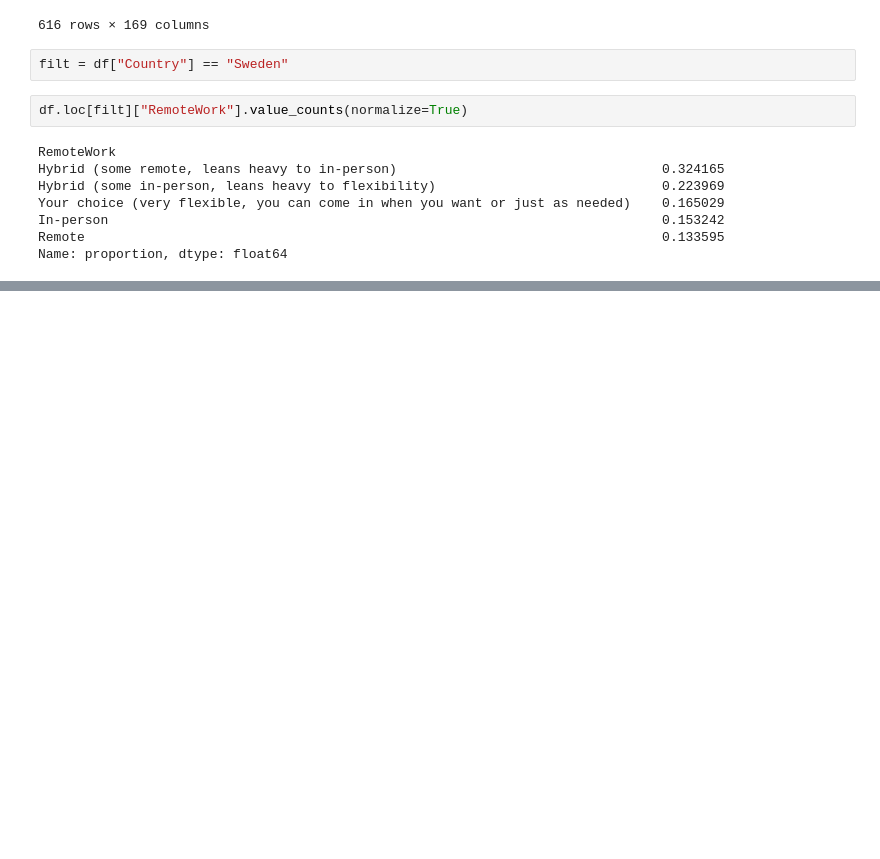
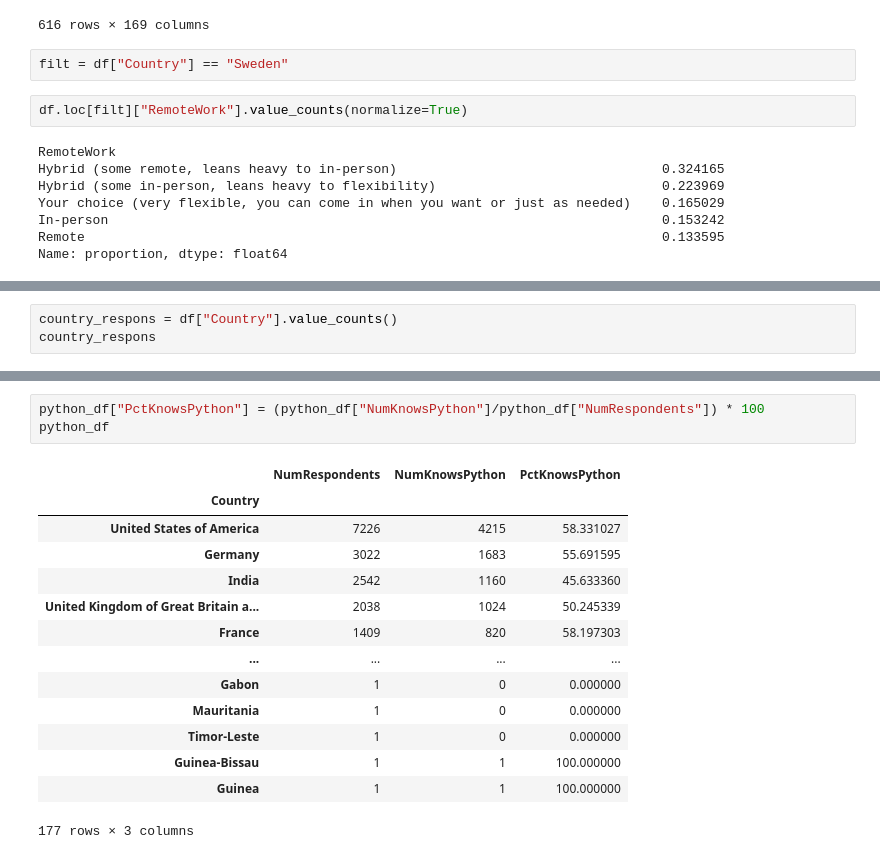
Before and after one commit to marx126/Databehandling-IAN-GAGLIARDI, a Jupyter notebook: Exercises/Stack Overflow exercise/Pandas Demo.ipynb, the cells around one changed output, grey strips where cells are left out. Saved outputs shown, nothing was run; the diff lists cells and outputs as text; blank space fills up the shorter version.

```diff
--- a/Exercises/Stack Overflow exercise/Pandas Demo.ipynb
+++ b/Exercises/Stack Overflow exercise/Pandas Demo.ipynb
@@ -680,0 +749,3 @@ Name: proportion, dtype: float64
+# %%
+country_respons = df["Country"].value_counts()
+country_respons
@@ -680,0 +819,18 @@ Name: proportion, dtype: float64
+# %%
+python_df["PctKnowsPython"] = (python_df["NumKnowsPython"]/python_df["NumRespondents"]) * 100
+python_df
+# %% [output]
+|  | NumRespondents | NumKnowsPython | PctKnowsPython |
+| Country |  |  |  |
+| United States of America | 7226 | 4215 | 58.331027 |
+| Germany | 3022 | 1683 | 55.691595 |
+| India | 2542 | 1160 | 45.633360 |
+| United Kingdom of Great Britain a... | 2038 | 1024 | 50.245339 |
+| France | 1409 | 820 | 58.197303 |
+| ... | ... | ... | ... |
+| Gabon | 1 | 0 | 0.000000 |
+| Mauritania | 1 | 0 | 0.000000 |
+| Timor-Leste | 1 | 0 | 0.000000 |
+| Guinea-Bissau | 1 | 1 | 100.000000 |
+| Guinea | 1 | 1 | 100.000000 |
+177 rows × 3 columns
```
Also changed, not shown: parts of 12 cells of this notebook.
